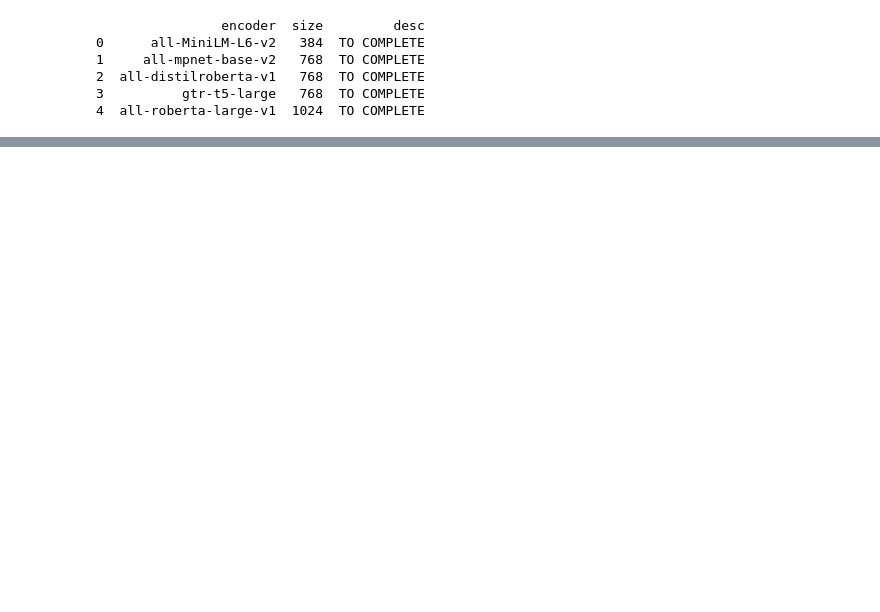
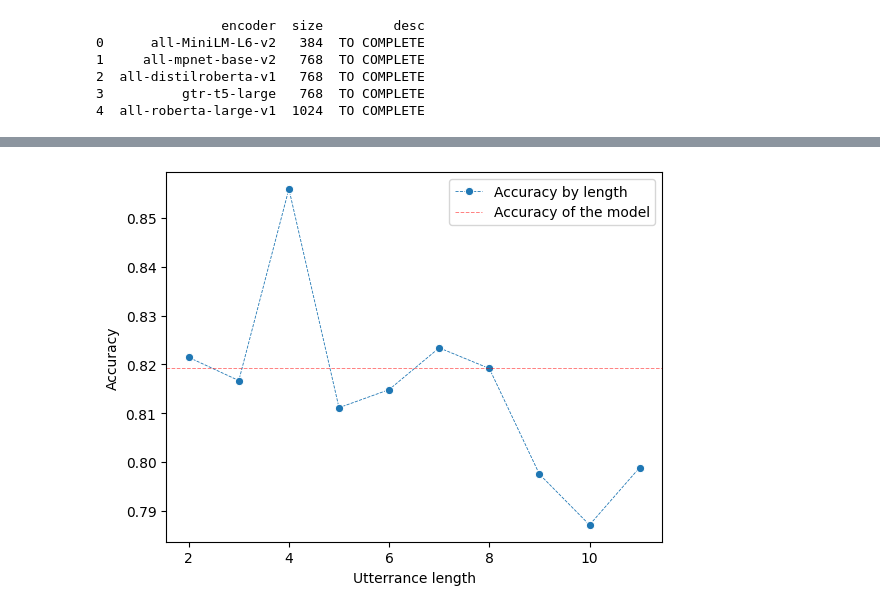
Before and after one commit to coni26/Intents_classification, a Jupyter notebook: result_analysis.ipynb, the cells around one changed output, grey strips where cells are left out. Saved outputs shown, nothing was run; the diff lists cells and outputs as text; code cells hidden in the pictures; blank space fills up the shorter version.

```diff
--- a/result_analysis.ipynb
+++ b/result_analysis.ipynb
@@ -48,0 +107,9 @@ for i in range(len(test)):
+# %%
+plot = sns.lineplot(data= acc_per_len[:10], marker='o', linestyle='dashed', linewidth=0.6, markevery = range(0, 10, 1),label="Accuracy by length")
+plot.set(xlabel = "Utterrance length", ylabel = "Accuracy")
+plot.axhline(accuracy, color='r', linestyle='dashed', alpha=0.5, linewidth=0.7,label="Accuracy of the model")
+plot.set_xticklabels(range(0,11,2))
+plot.legend()
+plt.show()
+# %% [output]
+[figure, added]
```
Also changed, not shown: parts of 6 cells of this notebook.
